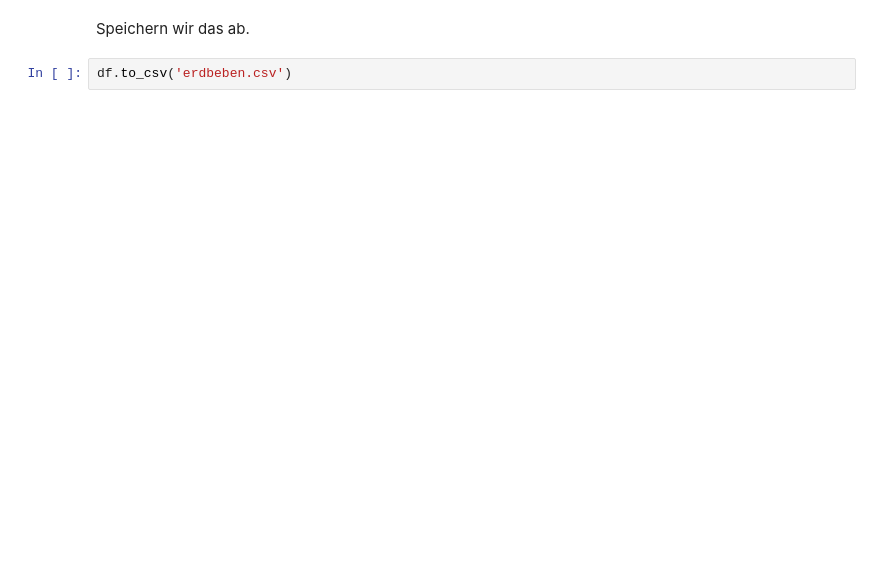
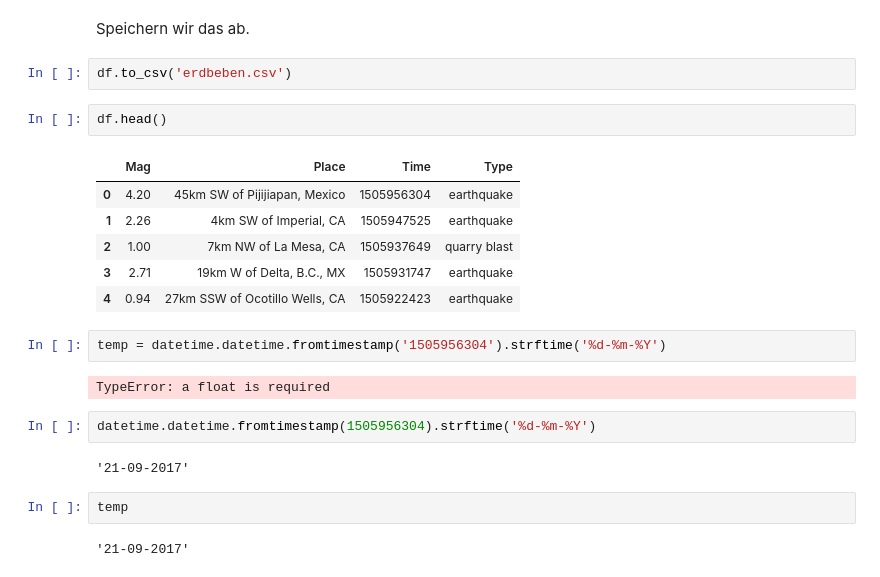
Before and after one commit to barjacks/pythonrecherche, a Jupyter notebook: 04 modules, requests/01 APIs und Python Modules, with a Focus on Requests.ipynb, the cells around one changed output. Drawn from its saved outputs; the diff is of its cells as text; blank space fills up the shorter version.

```diff
--- a/04 modules, requests/01 APIs und Python Modules, with a Focus on Requests.ipynb
+++ b/04 modules, requests/01 APIs und Python Modules, with a Focus on Requests.ipynb
@@ -315,3 +355,24 @@ df.sort_values(by='Mag', ascending=False)
 Speichern wir das ab.
 # %%
 df.to_csv('erdbeben.csv')
+# %%
+df.head()
+# %% [output]
+|  | Mag | Place | Time | Type |
+| 0 | 4.20 | 45km SW of Pijijiapan, Mexico | 1505956304 | earthquake |
+| 1 | 2.26 | 4km SW of Imperial, CA | 1505947525 | earthquake |
+| 2 | 1.00 | 7km NW of La Mesa, CA | 1505937649 | quarry blast |
+| 3 | 2.71 | 19km W of Delta, B.C., MX | 1505931747 | earthquake |
+| 4 | 0.94 | 27km SSW of Ocotillo Wells, CA | 1505922423 | earthquake |
+# %%
+temp = datetime.datetime.fromtimestamp('1505956304').strftime('%d-%m-%Y')
+# %% [output]
+TypeError: a float is required
+# %%
+datetime.datetime.fromtimestamp(1505956304).strftime('%d-%m-%Y')
+# %% [output]
+'21-09-2017'
+# %%
+temp
+# %% [output]
+'21-09-2017'
```
Also changed, not shown: parts of 27 cells of this notebook, 15 other files.
